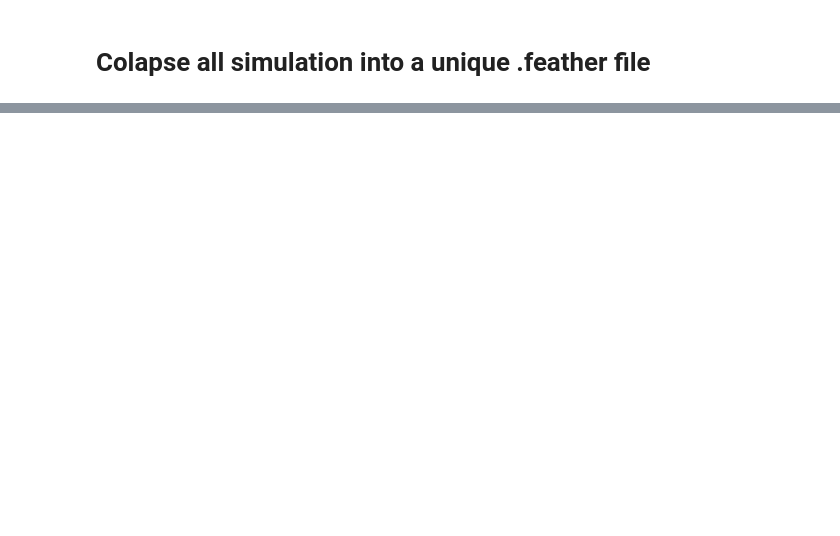
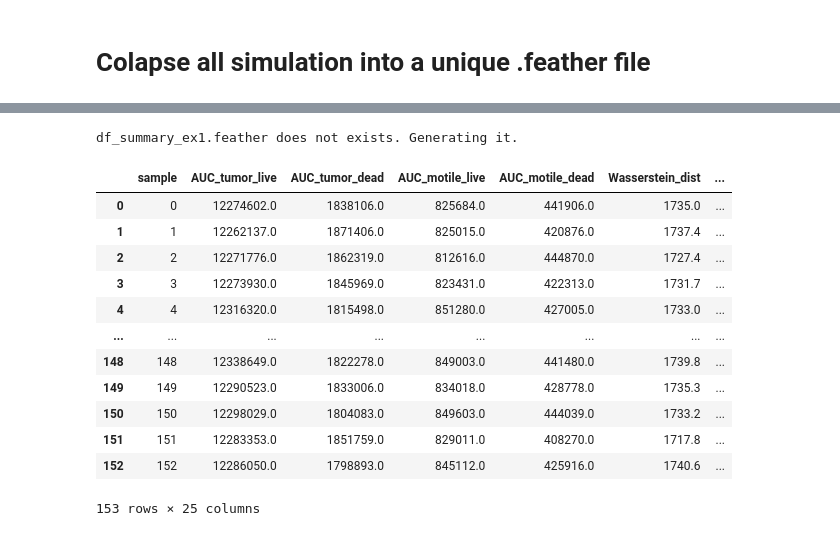
Before and after one commit to PhysiCell-Models/grammar_samples, a Jupyter notebook: Sensitivity_Analysis/SA_script_ex1.ipynb, the cells around one changed output, grey strips where cells are left out. Drawn from its saved outputs; the diff is of its cells as text; code cells hidden in the pictures; blank space fills up the shorter version.

```diff
--- a/Sensitivity_Analysis/SA_script_ex1.ipynb
+++ b/Sensitivity_Analysis/SA_script_ex1.ipynb
@@ -104,2 +50,68 @@ df_summary_ex1.feather already exists. Reading it.
+# %%
+df_summary_file = 'df_summary_ex1.feather' # https://pandas.pydata.org/docs/user_guide/io.html#feather
+if ( os.path.exists(df_summary_file) ):
+    print(f'{df_summary_file} already exists. Reading it.')
+    df_summary = pd.read_feather(df_summary_file)
+else:
+    print(f'{df_summary_file} does not exists. Generating it.')
+
+    # Exclude columns with numpy arrays before calculating the mean
+    exclude_cols = ['dist_tumor_live', 'dist_tumor_dead', 'dist_motile_live', 'dist_motile_dead']
+    df_summary_temp = df_all.drop(columns=exclude_cols).groupby(['sample', 'time'], as_index=False).mean()
+    df_summary_temp = df_summary_temp.drop(columns=['replicate'])
+
+    # Replace the mean of distributions to concatenate each replicate samples - row dimension of samples x time points
+    for col in exclude_cols:
+        concatenated = df_all.groupby(['sample', 'time'])[col].apply(
+            lambda x: np.concatenate([y for y in x if y.size > 0 and y.ndim > 0]) if any(y.size > 0 and y.ndim > 0 for y in x) else np.array([])
+        ).reset_index(drop=True)
+        df_summary_temp[col] = concatenated
+
+    # Function to calculate AUC using trapezoidal rule for trajectories
+    def calculate_auc_multiple(group):
+        auc_values = {}
+        for col in ['tumor_live', 'tumor_dead', 'motile_live', 'motile_dead']: # QoI columns of cell population
+            mask_notna = group[col].notna()
+            auc_values[f'AUC_{col}'] = np.trapezoid(group[col][mask_notna], group['time'][mask_notna])
+        return pd.Series(auc_values)
+    # Group by 'Sample_ID' then calculate AUC for each QOI - row dimension of samples
+    df_auc = df_summary_temp.groupby(['sample']).apply(calculate_auc_multiple).reset_index() # calculate the AUC for each QOI
+
+    # Function to calculate Wasserstein distance between tumor and motile cells
+    def calculate_wassertein_dist(group):
+        wasserstein_values = {}
+        # Define empirical distributions of tumor and motile cells
+        emp_liveTumor_cdf = ecdf(group['tumor_live'].to_numpy())
+        emp_liveMotile_cdf = ecdf(group['motile_live'].to_numpy())
+        wasserstein_values['Wasserstein_dist'] = wasserstein_distance(emp_liveTumor_cdf.cdf.quantiles, emp_liveMotile_cdf.cdf.quantiles, emp_liveTumor_cdf.cdf.probabilities, emp_liveMotile_cdf.cdf.probabilities)
+        return pd.Series(wasserstein_values)
+    # Group by 'Sample_ID' then calculate Wasserstein distance between tumor and motile cells - row dimension of samples
+    df_distance = df_summary_temp[ df_summary_temp['time'] == 7200.0 ].groupby(['sample']).apply(calculate_wassertein_dist).reset_index()
+
+    # Merge the AUC values and Wasserstein distance to the summary dataframe
+    df_summary = df_auc.merge(df_distance, on=['sample'])
+
+    # Merge the parameters to the summary dataframe
+    df_summary = df_summary.merge(df_summary_temp[ df_summary_temp['time'] == 7200.0 ][['sample']+ params_list], on=['sample'])
+
+
+    df_summary.to_feather(df_summary_file)
+
+df_summary
+# %% [output]
+df_summary_ex1.feather does not exists. Generating it.
+|  | sample | AUC_tumor_live | AUC_tumor_dead | AUC_motile_live | AUC_motile_dead | Wasserstein_dist | ... |
+| 0 | 0 | 12274602.0 | 1838106.0 | 825684.0 | 441906.0 | 1735.0 | ... |
+| 1 | 1 | 12262137.0 | 1871406.0 | 825015.0 | 420876.0 | 1737.4 | ... |
+| 2 | 2 | 12271776.0 | 1862319.0 | 812616.0 | 444870.0 | 1727.4 | ... |
+| 3 | 3 | 12273930.0 | 1845969.0 | 823431.0 | 422313.0 | 1731.7 | ... |
+| 4 | 4 | 12316320.0 | 1815498.0 | 851280.0 | 427005.0 | 1733.0 | ... |
+| ... | ... | ... | ... | ... | ... | ... | ... |
+| 148 | 148 | 12338649.0 | 1822278.0 | 849003.0 | 441480.0 | 1739.8 | ... |
+| 149 | 149 | 12290523.0 | 1833006.0 | 834018.0 | 428778.0 | 1735.3 | ... |
+| 150 | 150 | 12298029.0 | 1804083.0 | 849603.0 | 444039.0 | 1733.2 | ... |
+| 151 | 151 | 12283353.0 | 1851759.0 | 829011.0 | 408270.0 | 1717.8 | ... |
+| 152 | 152 | 12286050.0 | 1798893.0 | 845112.0 | 425916.0 | 1740.6 | ... |
+153 rows × 25 columns
 # %%
 import matplotlib.pyplot as plt
```
Also changed, not shown: parts of 13 cells of this notebook, 1 other file.
